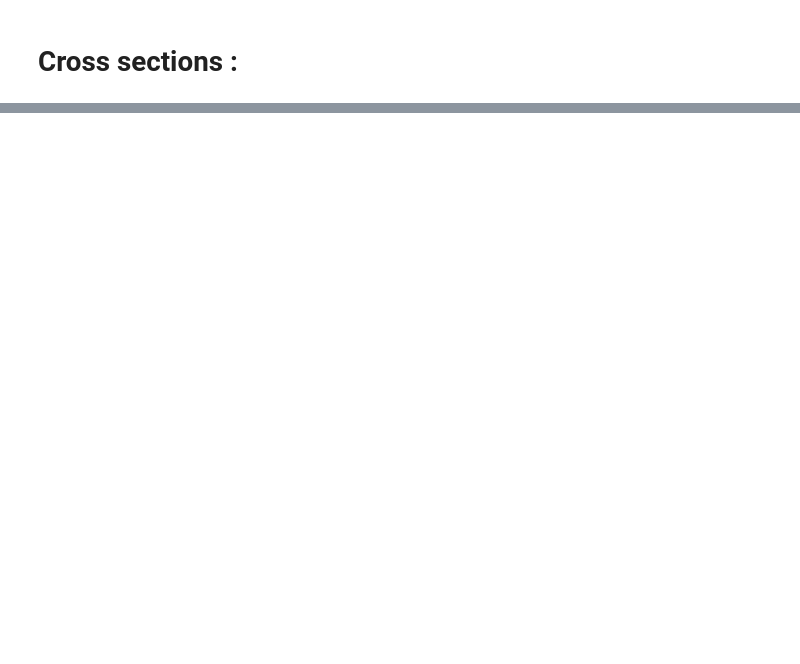
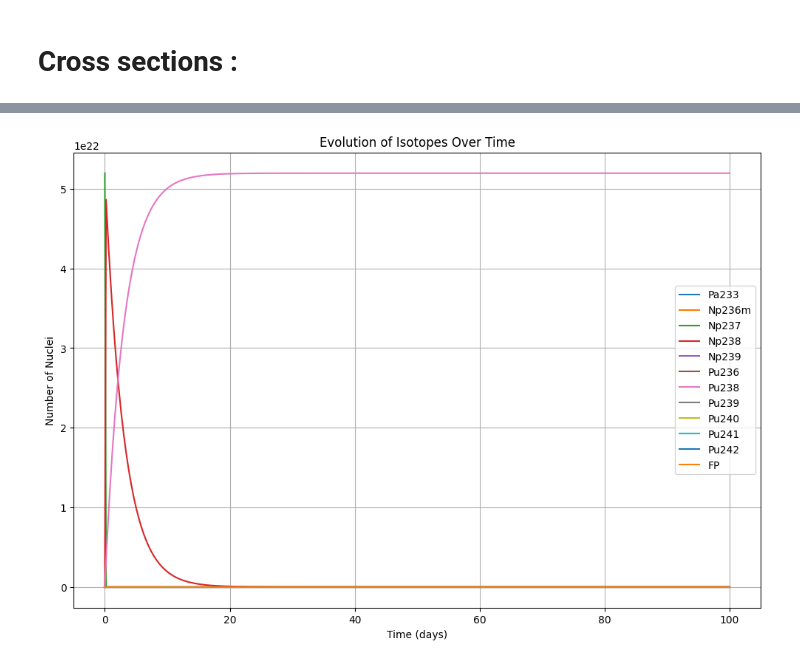
Before and after one commit to ADRI-FO/Exercise_Pu_238, a Jupyter notebook: src/Ex_Pu_238.ipynb, the cells around one changed output, grey strips where cells are left out. Saved outputs shown, nothing was run; the diff lists cells and outputs as text; code cells hidden in the pictures; blank space fills up the shorter version.

```diff
--- a/src/Ex_Pu_238.ipynb
+++ b/src/Ex_Pu_238.ipynb
@@ -86,3 +87,11 @@ import matplotlib.pyplot as plt
 import csv
+# %%
+ISOTOPES = (
+    'Pa233', 'Np236m', 'Np237', 'Np238', 'Np239',
+    'Pu236', 'Pu238', 'Pu239', 'Pu240', 'Pu241', 'Pu242', 'FP'
+)
+
+INDEX = {iso: i for i, iso in enumerate(ISOTOPES)}
+n = len(ISOTOPES)
 # %%
 """
@@ -308,0 +237,78 @@ def crossSec_array():
+# %%
+Flux_Tot = 1e14 # [n/cm^2/s]
+
+Flux_Th = Flux_Tot * 0.85 # [n/cm^2/s]
+
+Flux_EpiTh = Flux_Tot * 0.15 # [n/cm^2/s] # Still need to understand how to conscider fast fission  with this type of flux?
+
+density_Np237 = 20.45 * 6.022e23 / 237 # [#/cm^3]
+
+N_0 = np.array([0, 0, density_Np237, 0, 0, 0, 0, 0, 0, 0, 0, 0])
+
+isotopes = [
+    'Pa233', 'Np236m', 'Np237', 'Np238', 'Np239',
+    'Pu236', 'Pu238', 'Pu239', 'Pu240', 'Pu241', 'Pu242', 'FP'
+]
+
+index = {iso: i for i, iso in enumerate(isotopes)}
+n = len(isotopes)
+
+lambdas = lambda_arrays()
+sigma = cross_section_arrays()
+
+rates = {
+    'capture_thermal': Flux_Th * sigma['capture_thermal'],
+    'capture_resonance': Flux_EpiTh * sigma['capture_resonance'],
+    'fission_thermal': Flux_Th * sigma['fission_thermal'],
+    'fission_fast': Flux_EpiTh * sigma['fission_fast'], # Still need to understand how to conscider fast fission  with this type of flux???
+}
+
+transitions = [
+
+    # Beta decay
+    ('Np238', 'Pu238', lambdas['BetaMinus'][INDEX['Np238']]),
+
+    # Capture thermique
+    ('Np237', 'Np238', rates['capture_thermal'][INDEX['Np237']]),
+
+    # Capture résonance
+    ('Np237', 'Np238', rates['capture_resonance'][INDEX['Np237']]),
+
+    # Fission
+    ('Pu239', 'FP', rates['fission_thermal'][INDEX['Pu239']]),
+    ('Pu239', 'FP', rates['fission_fast'][INDEX['Pu239']]),
+]
+
+def build_A(transitions):
+
+    A = np.zeros((n, n))
+
+    for parent, daughter, rate in transitions:
+
+        i = INDEX[parent]
+        A[i, i] -= rate
+
+        if daughter is not None:
+            j = INDEX[daughter]
+            A[j, i] += rate
+
+    return A
+
+A = build_A(transitions)
+
+t_max = 100 * 24 * 3600  # 10 jours
+time = np.linspace(0, t_max, 500)
+
+N_time = np.array([expm(A * ti) @ N_0 for ti in time])
+
+plt.figure(figsize=(12, 8))
+for i, iso in enumerate(isotopes):
+    plt.plot(time / (24 * 3600), N_time[:, i], label=iso)
+plt.xlabel('Time (days)')
+plt.ylabel('Number of Nuclei')
+plt.title('Evolution of Isotopes Over Time')
+plt.legend()
+plt.grid()
+plt.show()
+# %% [output]
+[figure, added]
```
Also changed, not shown: parts of 4 cells of this notebook.
